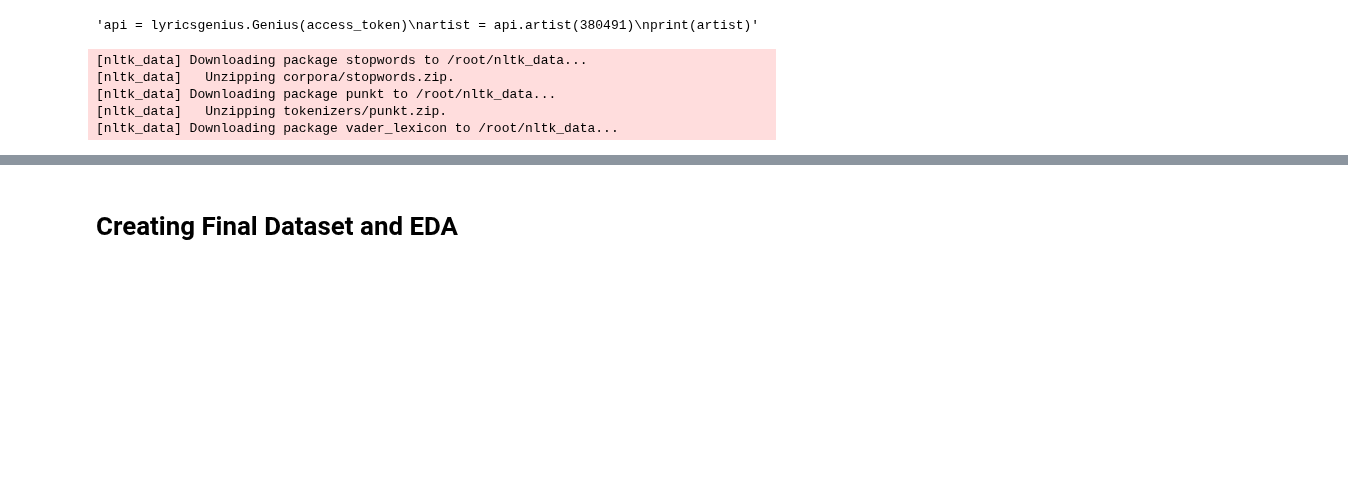
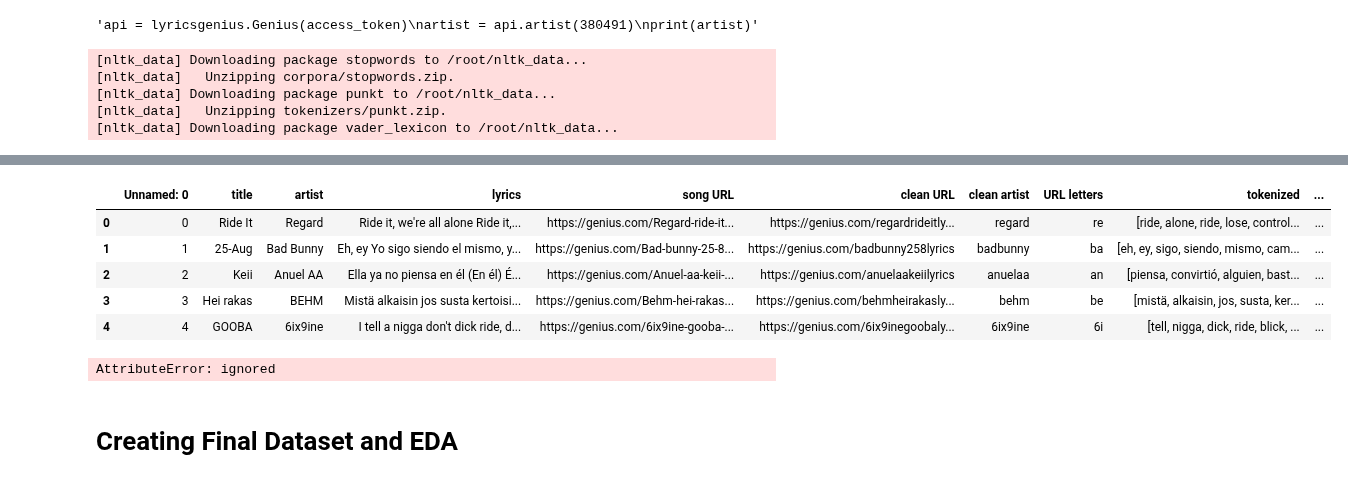
Before and after one commit to Joseph-Willem-Ricci/5450-final-project, a Jupyter notebook: CIS5450_Project.ipynb, the cells around one changed output, grey strips where cells are left out. Saved outputs shown, nothing was run; the diff lists cells and outputs as text; code cells hidden in the pictures; blank space fills up the shorter version.

Commit message:
added improved method for getting word types

```diff
--- a/CIS5450_Project.ipynb
+++ b/CIS5450_Project.ipynb
@@ -756,5 +854,5 @@ df_lyrics_negative.head(50)
 # %%
-def add_spacy_data(dataset, feature_column):
+"""def add_spacy_data(dataset, feature_column):
     '''
     Grabs the verb, adverb, noun, and stop word Parts of Speech (POS)
     tokens and pushes them into a new dataset. returns an
@@ -803,4 +901,4 @@ def add_spacy_data(dataset, feature_column):
     dataset['adverbs'] = adverbs
     dataset['corpus'] = corpus
 
-    return dataset
+    return dataset"""
@@ -829,0 +926,9 @@ nlp = spacy.load('en_core_web_sm')
+# %%
+from datetime import datetime
+start_time = datetime.now()
+print("Started at {}".format(start_time))
+nlp = spacy.load('en_core_web_sm')
+df_lyrics[['verbs', 'nouns', 'adverbs', 'corpus']] = df_lyrics['lyrics'].apply(lambda x: pd.Series(extract_spacy_data(x)))
+print("\nCompleted at {}".format(start_time))
+end_time = datetime.now()
+print("Total time to collect method 2: {}".format(end_time - start_time))
@@ -832,3 +944,10 @@ nlp = spacy.load('en_core_web_sm')
 # %%
-"""df_lyrics_words.head(5)"""
+df_lyrics.head(5)
+# %% [output]
+|  | Unnamed: 0 | title | artist | lyrics | song URL | clean URL | clean artist | URL letters | tokenized | ... |
+| 0 | 0 | Ride It | Regard | Ride it, we're all alone Ride it,... | https://genius.com/Regard-ride-it... | https://genius.com/regardrideitly... | regard | re | [ride, alone, ride, lose, control... | ... |
+| 1 | 1 | 25-Aug | Bad Bunny | Eh, ey Yo sigo siendo el mismo, y... | https://genius.com/Bad-bunny-25-8... | https://genius.com/badbunny258lyrics | badbunny | ba | [eh, ey, sigo, siendo, mismo, cam... | ... |
+| 2 | 2 | Keii | Anuel AA | Ella ya no piensa en él (En él) É... | https://genius.com/Anuel-aa-keii-... | https://genius.com/anuelaakeiilyrics | anuelaa | an | [piensa, convirtió, alguien, bast... | ... |
+| 3 | 3 | Hei rakas | BEHM | Mistä alkaisin jos susta kertoisi... | https://genius.com/Behm-hei-rakas... | https://genius.com/behmheirakasly... | behm | be | [mistä, alkaisin, jos, susta, ker... | ... |
+| 4 | 4 | GOOBA | 6ix9ine | I tell a nigga don't dick ride, d... | https://genius.com/6ix9ine-gooba-... | https://genius.com/6ix9inegoobaly... | 6ix9ine | 6i | [tell, nigga, dick, ride, blick, ... | ... |
 # %%
@@ -844,6 +963,8 @@ df_lyrics_words['unique word counts'] = unique_word_counts"""
 # %%
-"""df_lyrics_words['common noun']= df_lyrics_words.apply(lambda x: x['nouns'].value_counts().idxmax())
-df_lyrics_words['common verb']= df_lyrics_words.apply(lambda x: x['verbs'].value_counts().idxmax())"""
+"""df_lyrics['common noun']= df_lyrics.apply(lambda x: x['nouns'].value_counts().idxmax(), axis=1)
+df_lyrics['common verb']= df_lyrics.apply(lambda x: x['verbs'].value_counts().idxmax(), axis=1)"""
+# %% [output]
+AttributeError: ignored
 # %%
 """df_lyrics_ready = df_lyrics_words[['title', 'artist', 'sentiment', 'word count', 'unique word count', 'common noun', 'common verb']]"""
 # %% [markdown]
```
Also changed, not shown: parts of 27 cells of this notebook.
